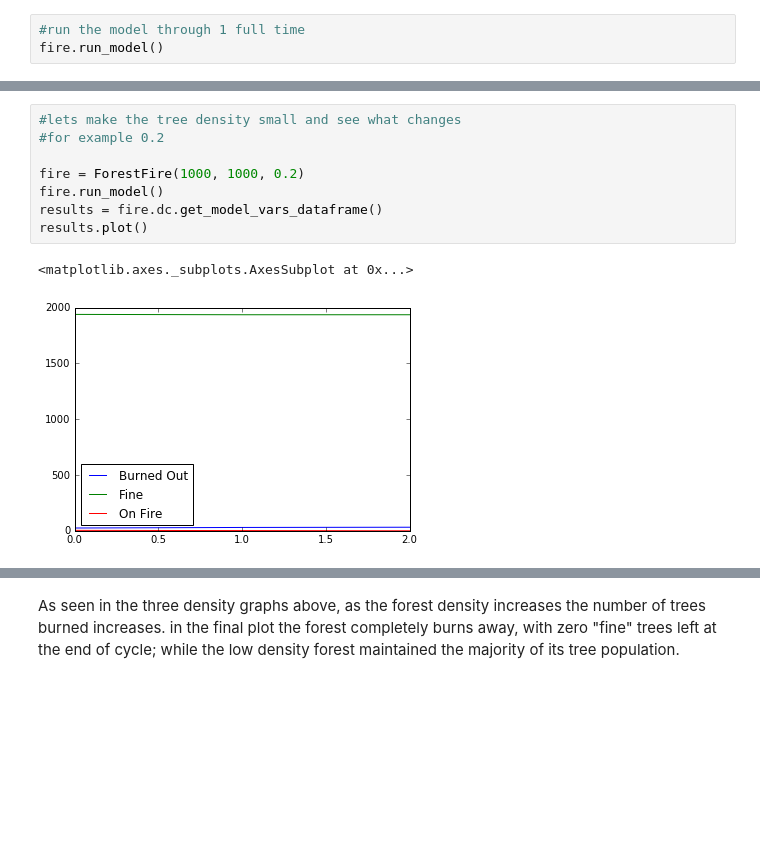
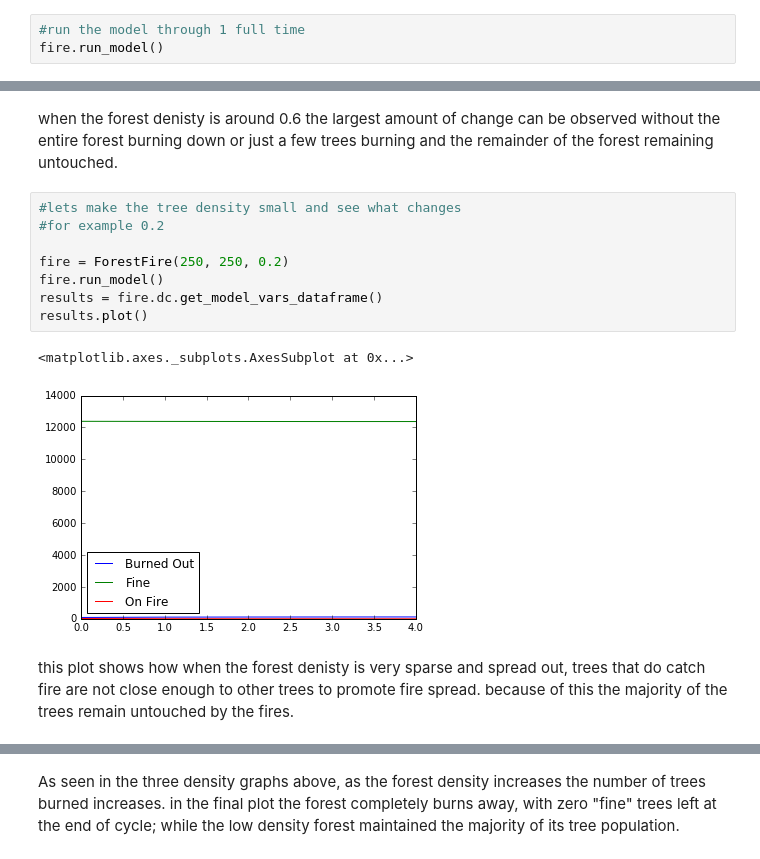
Before and after one commit to marckaylor/STA-Lab-4, a Jupyter notebook: Lab-4.ipynb, the cells around one changed output, grey strips where cells are left out. Cells and saved outputs as stored; diff of their text form; blank space fills up the shorter version.

```diff
--- a/Lab-4.ipynb
+++ b/Lab-4.ipynb
@@ -136,14 +136,18 @@ results.plot()
+# %% [markdown]
+when the forest denisty is around 0.6 the largest amount of change can be observed without the entire forest burning down or just a few trees burning and the remainder of the forest remaining untouched.
 # %%
 #lets make the tree density small and see what changes
 #for example 0.2
 
-fire = ForestFire(1000, 1000, 0.2)
+fire = ForestFire(250, 250, 0.2)
 fire.run_model()
 results = fire.dc.get_model_vars_dataframe()
 results.plot()
 # %% [output]
 <matplotlib.axes._subplots.AxesSubplot at 0x...>
-[figure, old version]
+[figure, new version]
+# %% [markdown]
+this plot shows how when the forest denisty is very sparse and spread out, trees that do catch fire are not close enough to other trees to promote fire spread. because of this the majority of the trees remain untouched by the fires.
 # %%
 #now lets make the tree density larger and see what happens
 #for example .9
```
Also changed, not shown: parts of 9 cells of this notebook.
